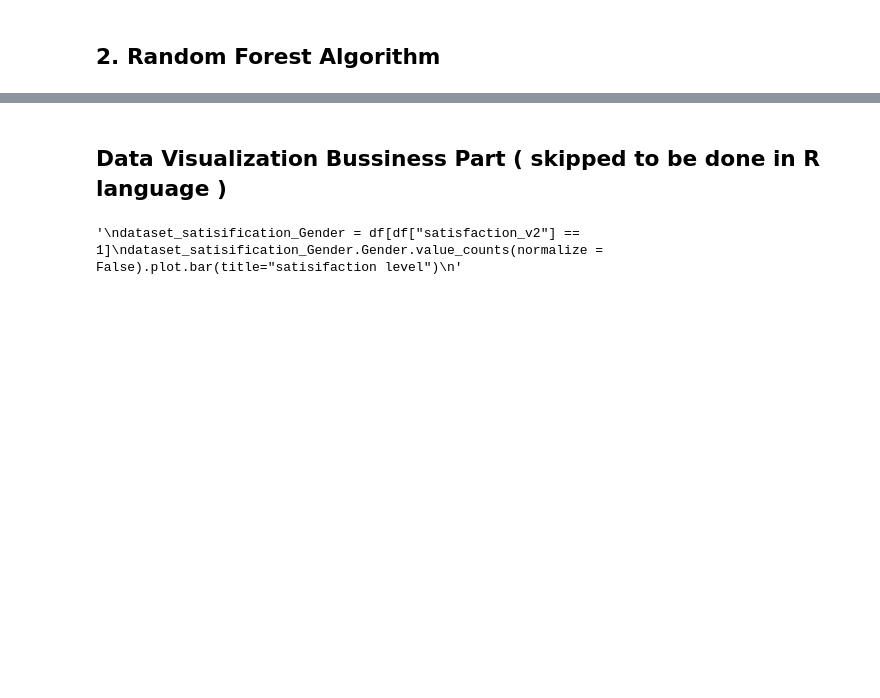
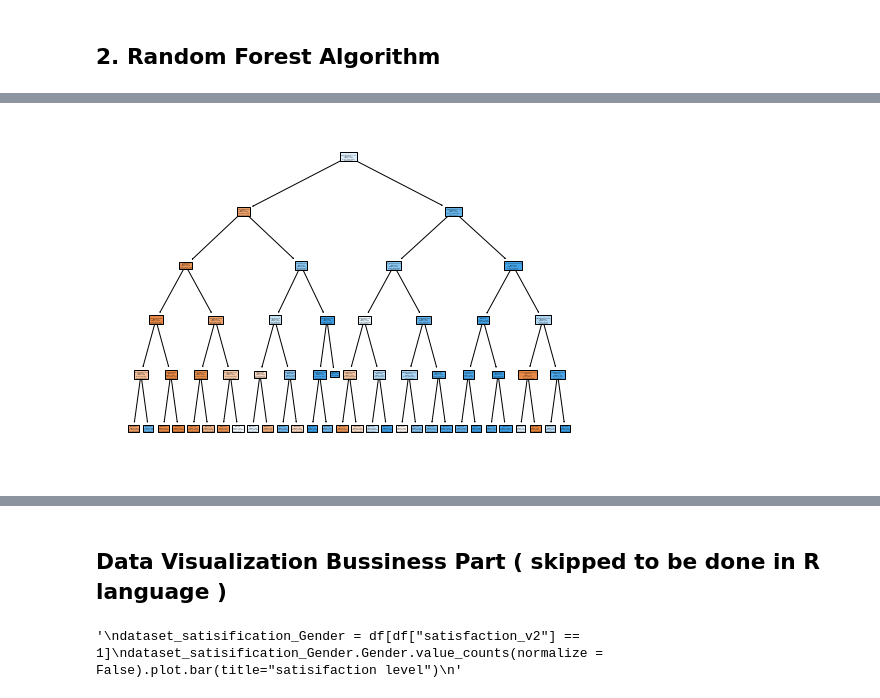
Before and after one commit to OmarKimo/Passengers-Satisfaction-Data-Analysis, a Jupyter notebook: Big Data Project.ipynb, the cells around one changed output, grey strips where cells are left out. Drawn from its saved outputs; the diff is of its cells as text; code cells hidden in the pictures; blank space fills up the shorter version.

Commit message:
add Decision Tree algorithm

```diff
--- a/Big Data Project.ipynb
+++ b/Big Data Project.ipynb
@@ -324,0 +382,20 @@ weighted avg       0.92      0.92      0.92     38847
+# %%
+
+#from sklearn.cross_validation import train_test_split ## Omar: it's deprecated
+from sklearn.model_selection import train_test_split
+
+feature_col_names = ['Gender', 'Customer_Type', 'Age', 'Type_of_Travel',
+                     'Class', 'Flight_Distance', 'Seat_comfort',
+                     'Arival_time','Gate_location','Inflight_wifi_service',
+                    'Inflight_entertainment','On_board_service','Leg_room_service',
+                    'Checkin_service','Cleanliness','Arrival_Delay_in_Minutes']
+predicted_class_names = ['satisfaction_v2']
+
+
+x = df[feature_col_names].values           # predictor feature columns (8 x m)
+y = df[predicted_class_names].values       # predictor class (1 = true , 0 = false) column (1 x m)
+split_test_size = 0.30
+
+x_train, x_test, y_train, y_test = train_test_split(x, y, test_size=split_test_size, random_state=42, stratify=y)
+
+                            # test_size = 0.3 is 30% , 42 is the answer to everything
@@ -324,0 +426,20 @@ weighted avg       0.92      0.92      0.92     38847
+# %%
+#from sklearn.preprocessing import Imputer    ## Omar: it's deprecated
+from sklearn.impute import SimpleImputer      # importing class imputer to replace zero missing values with mean values
+
+#Impute with mean all 0 readings
+fill_0 = SimpleImputer(missing_values=0, strategy="mean", verbose=0)  # axis=0 -> col, verbose = axis
+
+x_train = fill_0.fit_transform(x_train)
+x_test = fill_0.fit_transform(x_test)
+# %%
+from sklearn.tree import DecisionTreeClassifier
+# Create random forest object
+dt_model = DecisionTreeClassifier(random_state=42, max_depth=10)
+dt_model.fit(x_train, y_train.ravel());
+# %%
+from sklearn.tree import plot_tree, export_text  # both are new in 0.21
+plt.figure(figsize=(8, 6))
+plot_tree(dt_model, feature_names=feature_col_names, class_names=['Not Satisfied', 'Satisfied'], filled=True);
+# %% [output]
+[figure, added]
```
Also changed, not shown: parts of 21 cells of this notebook, 1 other file.
